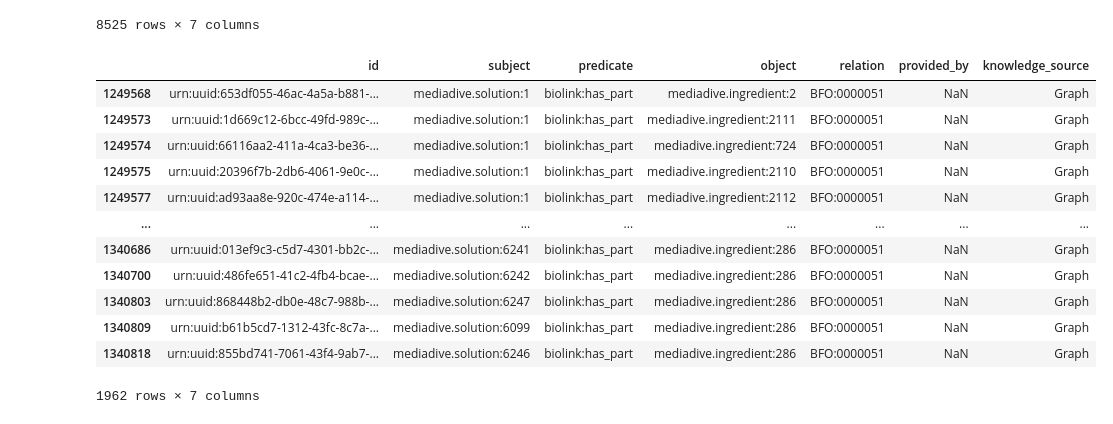
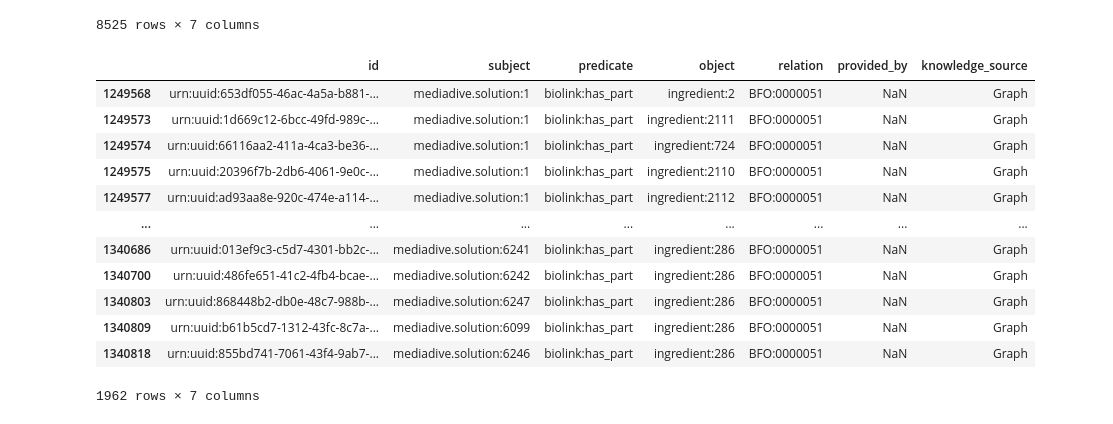
Before and after one commit to Knowledge-Graph-Hub/kg-microbe, a Jupyter notebook: notebooks/MergedKG_exploration.ipynb, the cells around one changed output. Saved outputs shown, nothing was run; the diff lists cells and outputs as text; code cells hidden in the pictures.

Commit message:
mediadive.ingredient => ingredient

```diff
--- a/notebooks/MergedKG_exploration.ipynb
+++ b/notebooks/MergedKG_exploration.ipynb
@@ -74,7 +74,7 @@ df_edges.loc[df_edges['subject']=="mediadive.solution:3"]
 | 1249644 | urn:uuid:60bb08e5-2f2e-414f-b977-... | mediadive.solution:3 | biolink:has_part | CHEBI:15377 | BFO:0000051 | NaN | Graph |
 # %%
 subj_pattern = ['medium:', 'mediadive.solution:']
-obj_pattern = ['mediadive.solution:', 'mediadive.ingredient:']
+obj_pattern = ['mediadive.solution:', 'ingredient:']
 
 condition_1 = df_edges['subject'].str.contains('|'.join(subj_pattern))
 condition_2 = df_edges['object'].str.contains('|'.join(obj_pattern))
@@ -121,21 +121,21 @@ medium_solution_df
 8525 rows × 7 columns
 # %%
 solution_subject_condition = df_mediadive["subject"].str.startswith("mediadive.solution:")
-ingredient_object_condition = df_mediadive["object"].str.startswith("mediadive.ingredient:")
+ingredient_object_condition = df_mediadive["object"].str.startswith("ingredient:")
 
 solution_ingredient_df = df_mediadive[solution_subject_condition & ingredient_object_condition]
 solution_ingredient_df
 # %% [output]
 |  | id | subject | predicate | object | relation | provided_by | knowledge_source |
-| 1249568 | urn:uuid:653df055-46ac-4a5a-b881-... | mediadive.solution:1 | biolink:has_part | mediadive.ingredient:2 | BFO:0000051 | NaN | Graph |
-| 1249573 | urn:uuid:1d669c12-6bcc-49fd-989c-... | mediadive.solution:1 | biolink:has_part | mediadive.ingredient:2111 | BFO:0000051 | NaN | Graph |
-| 1249574 | urn:uuid:66116aa2-411a-4ca3-be36-... | mediadive.solution:1 | biolink:has_part | mediadive.ingredient:724 | BFO:0000051 | NaN | Graph |
-| 1249575 | urn:uuid:20396f7b-2db6-4061-9e0c-... | mediadive.solution:1 | biolink:has_part | mediadive.ingredient:2110 | BFO:0000051 | NaN | Graph |
-| 1249577 | urn:uuid:ad93aa8e-920c-474e-a114-... | mediadive.solution:1 | biolink:has_part | mediadive.ingredient:2112 | BFO:0000051 | NaN | Graph |
+| 1249568 | urn:uuid:653df055-46ac-4a5a-b881-... | mediadive.solution:1 | biolink:has_part | ingredient:2 | BFO:0000051 | NaN | Graph |
+| 1249573 | urn:uuid:1d669c12-6bcc-49fd-989c-... | mediadive.solution:1 | biolink:has_part | ingredient:2111 | BFO:0000051 | NaN | Graph |
+| 1249574 | urn:uuid:66116aa2-411a-4ca3-be36-... | mediadive.solution:1 | biolink:has_part | ingredient:724 | BFO:0000051 | NaN | Graph |
+| 1249575 | urn:uuid:20396f7b-2db6-4061-9e0c-... | mediadive.solution:1 | biolink:has_part | ingredient:2110 | BFO:0000051 | NaN | Graph |
+| 1249577 | urn:uuid:ad93aa8e-920c-474e-a114-... | mediadive.solution:1 | biolink:has_part | ingredient:2112 | BFO:0000051 | NaN | Graph |
 | ... | ... | ... | ... | ... | ... | ... | ... |
-| 1340686 | urn:uuid:013ef9c3-c5d7-4301-bb2c-... | mediadive.solution:6241 | biolink:has_part | mediadive.ingredient:286 | BFO:0000051 | NaN | Graph |
-| 1340700 | urn:uuid:486fe651-41c2-4fb4-bcae-... | mediadive.solution:6242 | biolink:has_part | mediadive.ingredient:286 | BFO:0000051 | NaN | Graph |
-| 1340803 | urn:uuid:868448b2-db0e-48c7-988b-... | mediadive.solution:6247 | biolink:has_part | mediadive.ingredient:286 | BFO:0000051 | NaN | Graph |
-| 1340809 | urn:uuid:b61b5cd7-1312-43fc-8c7a-... | mediadive.solution:6099 | biolink:has_part | mediadive.ingredient:286 | BFO:0000051 | NaN | Graph |
-| 1340818 | urn:uuid:855bd741-7061-43f4-9ab7-... | mediadive.solution:6246 | biolink:has_part | mediadive.ingredient:286 | BFO:0000051 | NaN | Graph |
+| 1340686 | urn:uuid:013ef9c3-c5d7-4301-bb2c-... | mediadive.solution:6241 | biolink:has_part | ingredient:286 | BFO:0000051 | NaN | Graph |
+| 1340700 | urn:uuid:486fe651-41c2-4fb4-bcae-... | mediadive.solution:6242 | biolink:has_part | ingredient:286 | BFO:0000051 | NaN | Graph |
+| 1340803 | urn:uuid:868448b2-db0e-48c7-988b-... | mediadive.solution:6247 | biolink:has_part | ingredient:286 | BFO:0000051 | NaN | Graph |
+| 1340809 | urn:uuid:b61b5cd7-1312-43fc-8c7a-... | mediadive.solution:6099 | biolink:has_part | ingredient:286 | BFO:0000051 | NaN | Graph |
+| 1340818 | urn:uuid:855bd741-7061-43f4-9ab7-... | mediadive.solution:6246 | biolink:has_part | ingredient:286 | BFO:0000051 | NaN | Graph |
 1962 rows × 7 columns
```
Also changed, not shown: parts of 4 cells of this notebook, 5 other files.
